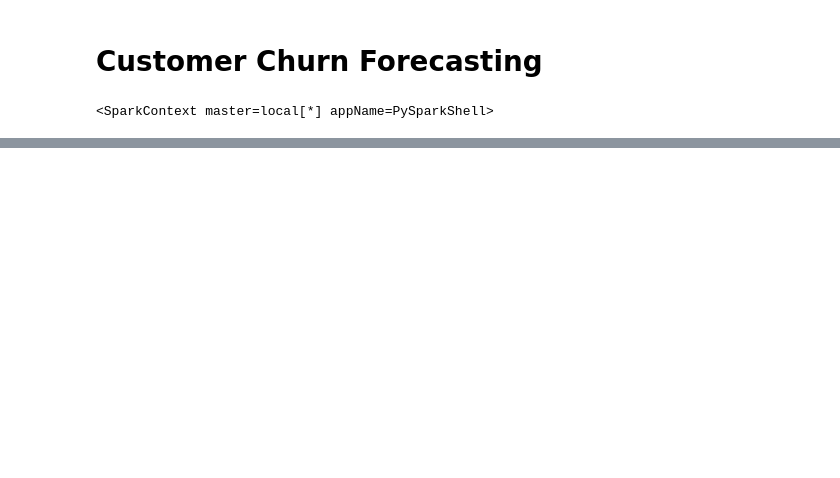
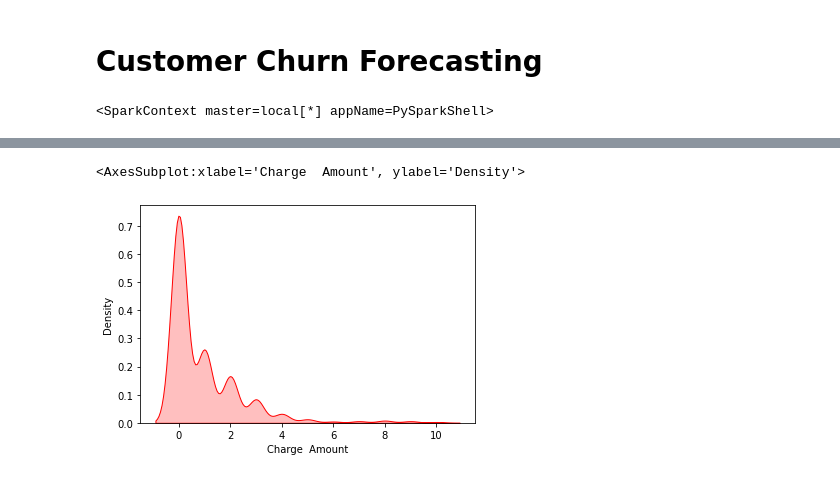
Before and after one commit to DorinBuzilov/2024_MSc_of_DataAnalytics_CA1, a Jupyter notebook: 2024_MSc_of_DataAnalytics_DorinBuzilov_sba20274.ipynb, the cells around one changed output, grey strips where cells are left out. Saved outputs shown, nothing was run; the diff lists cells and outputs as text; code cells hidden in the pictures; blank space fills up the shorter version.

```diff
--- a/2024_MSc_of_DataAnalytics_DorinBuzilov_sba20274.ipynb
+++ b/2024_MSc_of_DataAnalytics_DorinBuzilov_sba20274.ipynb
@@ -28,0 +208,5 @@ data
+# %%
+sns.kdeplot(data=df, x='Charge  Amount', color='r', shade=True)
+# %% [output]
+<AxesSubplot:xlabel='Charge  Amount', ylabel='Density'>
+[figure, added]
```
Also changed, not shown: parts of 125 cells of this notebook.
